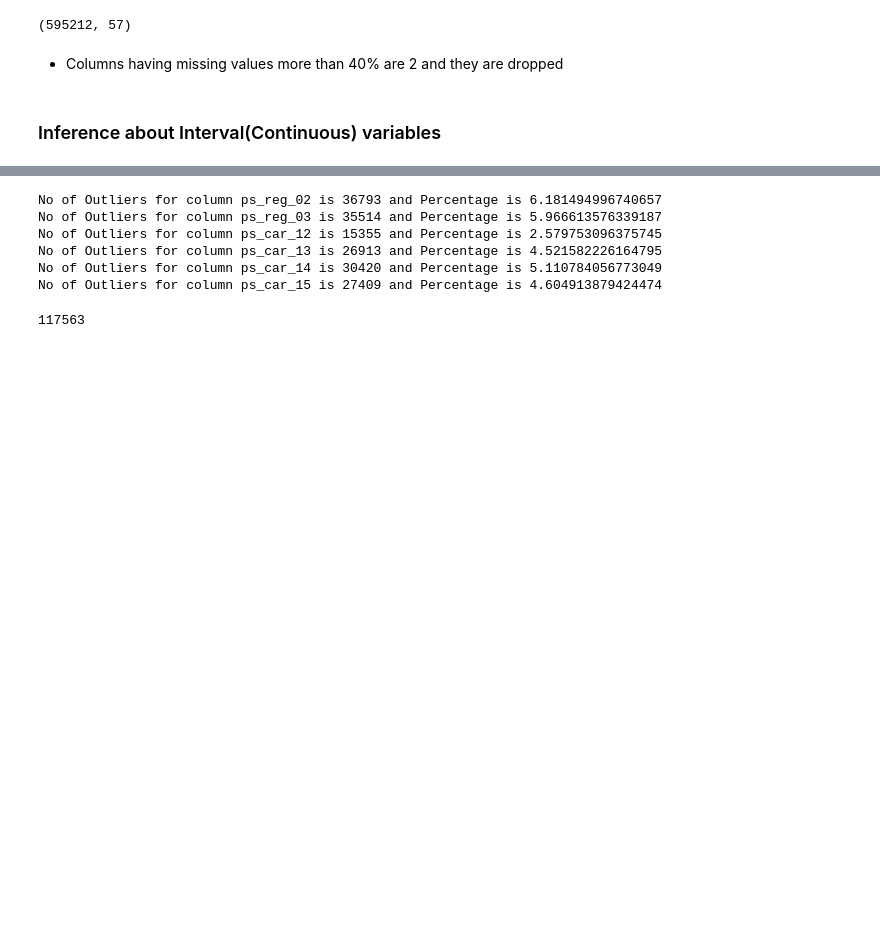
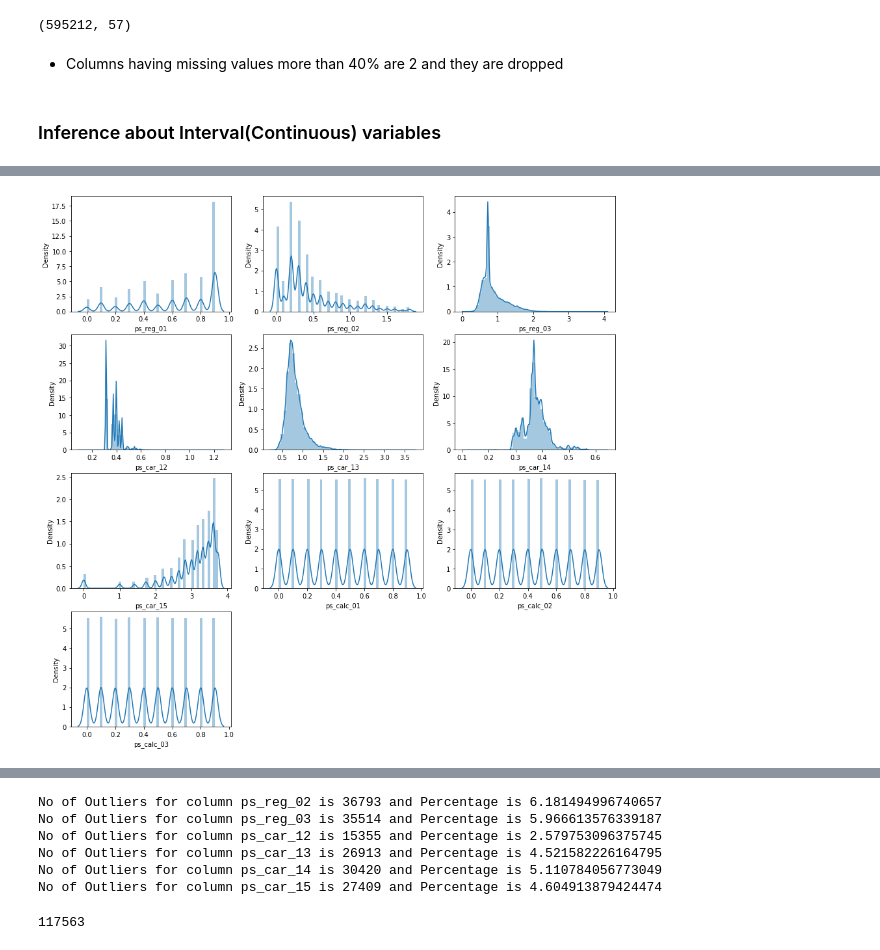
Before and after one commit to raghavendra17/Auto-Insurance-Claim-Predicton, a Jupyter notebook: EDA.ipynb, the cells around one changed output, grey strips where cells are left out. Saved outputs shown, nothing was run; the diff lists cells and outputs as text; code cells hidden in the pictures; blank space fills up the shorter version.

```diff
--- a/EDA.ipynb
+++ b/EDA.ipynb
@@ -226,3 +254,11 @@ df[interval_cols].describe()
+# %%
+plt.figure(figsize=[15,15])
+for i,col in enumerate(interval_cols):
+  plt.subplot(4,3,i+1)
+  sns.distplot(df[col])
+plt.show()
+# %% [output]
+[figure, added]
 # %%
 df[interval_cols].boxplot(rot=90)
 # %% [output]
```
Also changed, not shown: parts of 7 cells of this notebook.
